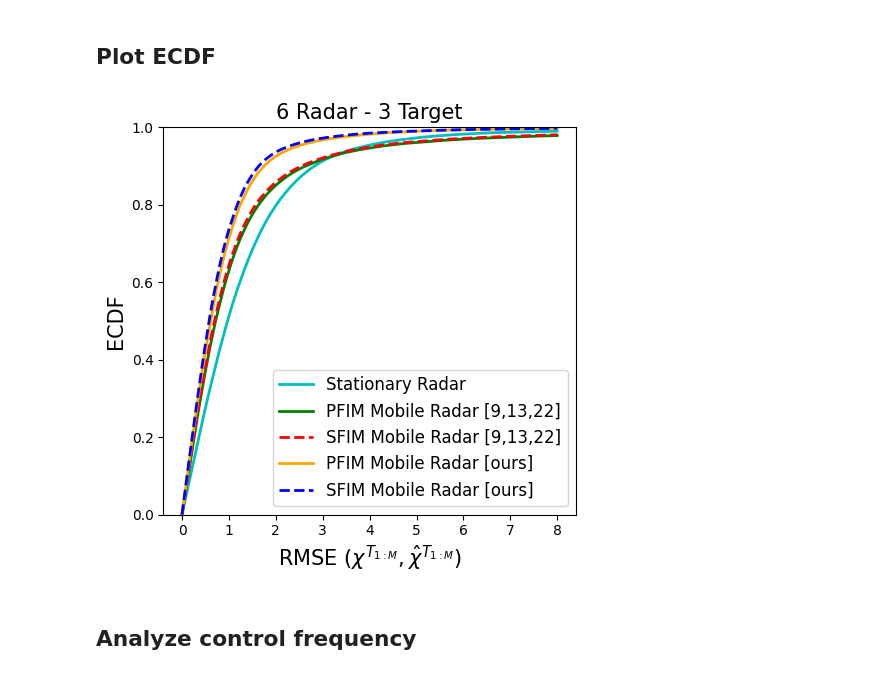
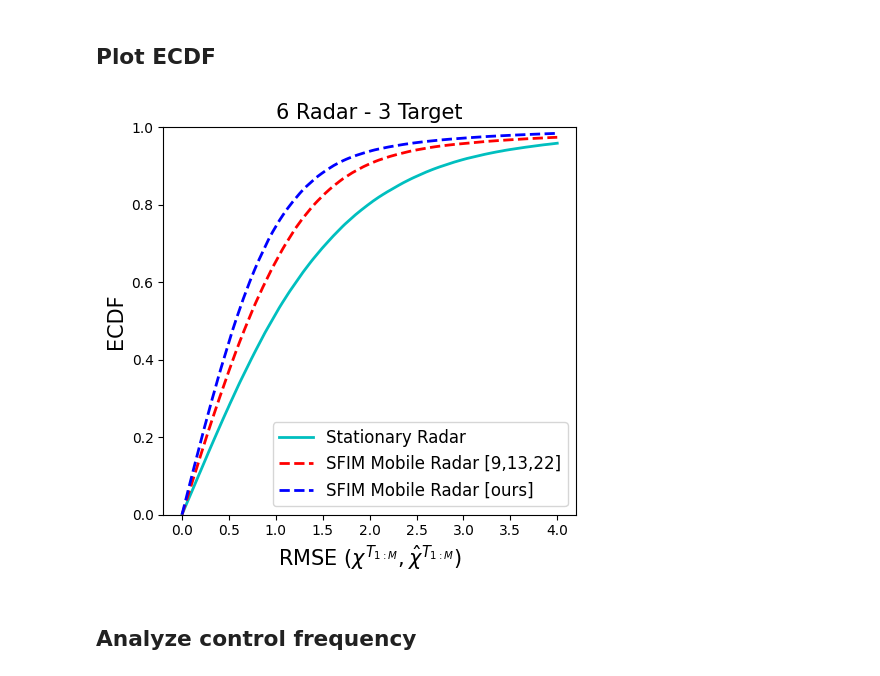
Before and after one commit to mlpotter/OptimalTrackingAndControl, a Jupyter notebook: src_faster/visualize_results.ipynb, the cells around one changed output. Saved outputs shown, nothing was run; the diff lists cells and outputs as text; code cells hidden in the pictures.

```diff
--- a/src_faster/visualize_results.ipynb
+++ b/src_faster/visualize_results.ipynb
@@ -336,5 +331,5 @@ pfim_ecdf = ECDF(rmse_move_pfim.ravel())
 sfim_ecdf = ECDF(rmse_move_sfim.ravel())
 nomove_ecdf = ECDF(rmse_nomove.ravel())
 # %%
-error = np.linspace(0,8,2000)
+error = np.linspace(0,4,2000)
 # %%
@@ -346,19 +341,19 @@ nomove_ecdf_val = nomove_ecdf(error)
 # %%
 plt.figure(figsize=(5,5))
 plt.plot(error,nomove_ecdf_val,"c-",linewidth=2,label="Stationary Radar")
-plt.plot(error,pfim_bad_ecdf_val,"g-",linewidth=2,label="PFIM Mobile Radar [9,13,22]")
+# plt.plot(error,pfim_bad_ecdf_val,"g-",linewidth=2,label="PFIM Mobile Radar [9,13,22]")
 plt.plot(error,sfim_bad_ecdf_val,"r--",linewidth=2,label="SFIM Mobile Radar [9,13,22]")
-plt.plot(error,pfim_ecdf_val,color="orange",linewidth=2,linestyle="-",label="PFIM Mobile Radar [ours]")
+# plt.plot(error,pfim_ecdf_val,color="orange",linewidth=2,linestyle="-",label="PFIM Mobile Radar [ours]")
 plt.plot(error,sfim_ecdf_val,'b--',linewidth=2,label="SFIM Mobile Radar [ours]")
 plt.xlabel('RMSE $(\chi^{T_{1:M}},\\hat{\chi}^{T_{1:M}})$',fontsize=15)
 plt.ylabel("ECDF",fontsize=15)
 plt.title(title,fontsize=15)
 plt.legend(fontsize=12)
 plt.ylim([0,1])
 plt.tight_layout()
 plt.savefig(os.path.join(folder_save,f"ecdf{experiment_number}.pdf")) #
 # %% [output]
-[figure, old version]
+[figure, new version]
 # %% [markdown]
 ## Analyze control frequency
 # %%
```
Also changed, not shown: parts of 20 cells of this notebook, 2 other files.
